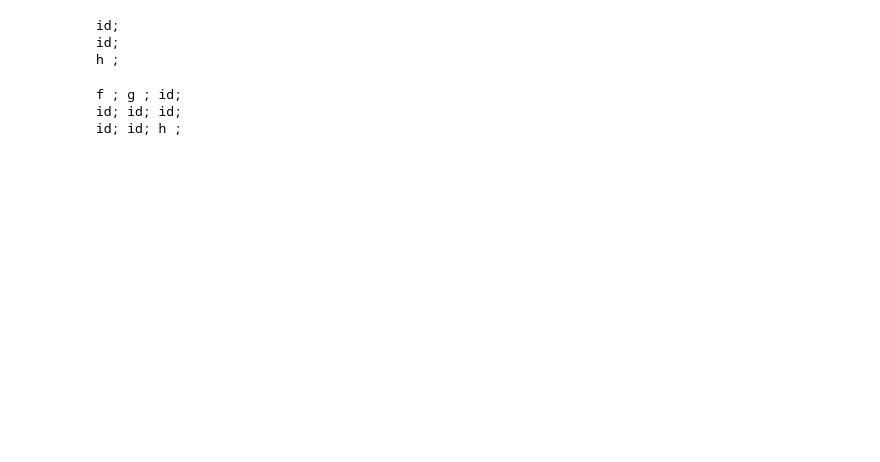
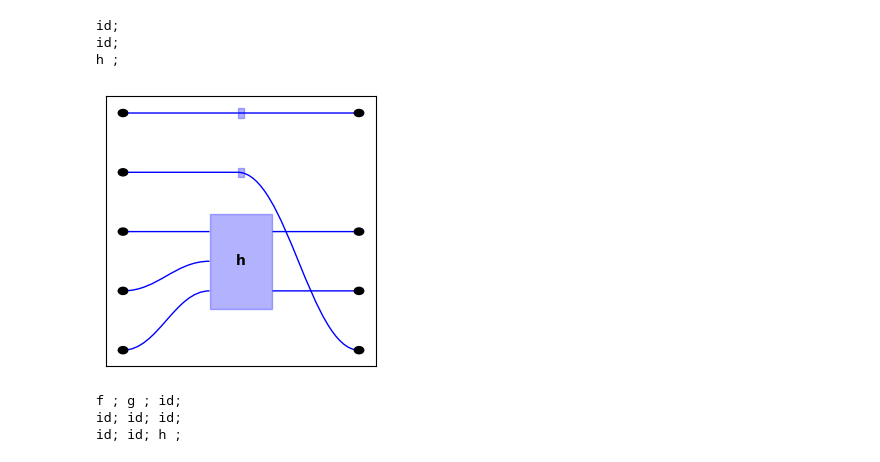
Before and after one commit to alexkoziell/HypNN, a Jupyter notebook: prototyping.ipynb, the cells around one changed output. Saved outputs shown, nothing was run; the diff lists cells and outputs as text; code cells hidden in the pictures; blank space fills up the shorter version.

```diff
--- a/prototyping.ipynb
+++ b/prototyping.ipynb
@@ -19,14 +25,19 @@ id; id;
 # %%
-h = hg.Hypergraph()
+h = Hypergraph()
 for _ in range(7):
     h.add_vertex()
 h.add_edge([2, 3, 4], [5, 6], 'h')
-h.inputs = [0, 1, 2, 3, 4]; h.outputs = [0, 1, 5, 6]
+h.inputs = [0, 1, 2, 3, 4]; h.outputs = [0, 5, 6, 1]
 h
 # %% [output]
 id;
 id;
 h ;
+# %%
+h_mpl = MplHypergraph(h)
+h_mpl.draw(figsize=(3, 3))
+# %% [output]
+[figure, added]
 # %%
 gh = g.sequential_comp(h)
 gh
```
Also changed, not shown: parts of 8 cells of this notebook, 2 other files.
